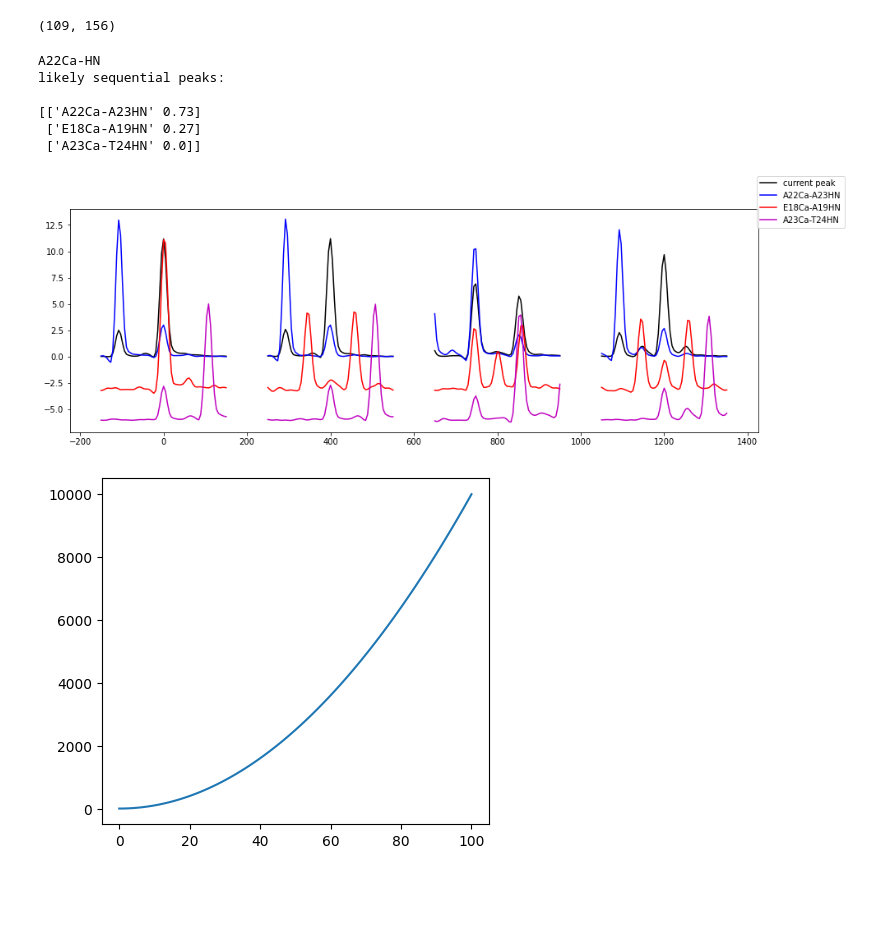
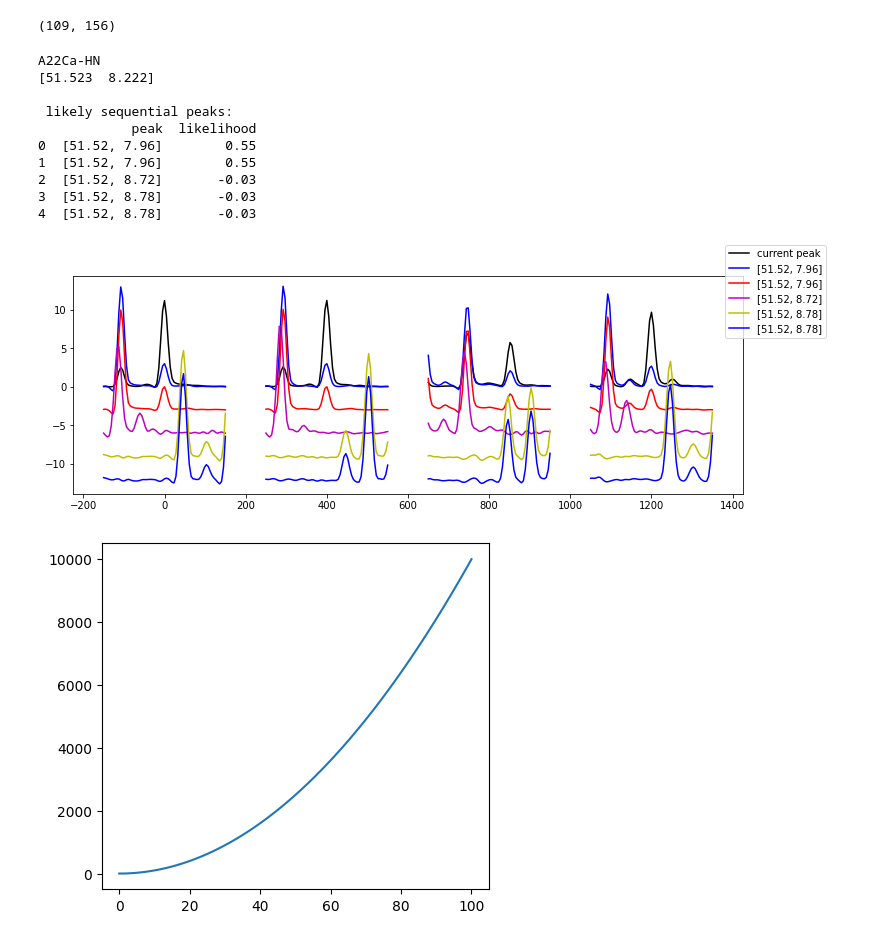
Before and after one commit to hkwang/COPS_analysis, a Jupyter notebook: dev/cops_xcorrelation_script.ipynb, the cells around one changed output. Cells and saved outputs as stored; diff of their text form; code cells hidden in the pictures; blank space fills up the shorter version.

Commit message:
unsupervised lineshape matching

```diff
--- a/dev/cops_xcorrelation_script.ipynb
+++ b/dev/cops_xcorrelation_script.ipynb
@@ -27,17 +27,22 @@ dslice_cop_nopyr.shape
 # %% [output]
 (109, 156)
 # %%
-a = int_seq_match('./no_pyruvate/GB1_BCG1.list', b)
+a = int_seq_match(b)#, peak_table_dir = './no_pyruvate/GB1_BCG1.list')
 print(tb_nopyr['Assignment'][42])
+print(shifts_array[42])
 fig = a.find_best_matches(shifts_array[42], gen_plot=True)
 # %% [output]
 A22Ca-HN
-likely sequential peaks:
+[51.523  8.222]
 
-[['A22Ca-A23HN' 0.73]
- ['E18Ca-A19HN' 0.27]
- ['A23Ca-T24HN' 0.0]]
+ likely sequential peaks:
+            peak  likelihood
+0  [51.52, 7.96]        0.55
+1  [51.52, 7.96]        0.55
+2  [51.52, 8.72]       -0.03
+3  [51.52, 8.78]       -0.03
+4  [51.52, 8.78]       -0.03
-[figure, old version]
+[figure, new version]
 # %%
 from tkinter import *
 from matplotlib.figure import Figure
```
Also changed, not shown: 4 other files.
